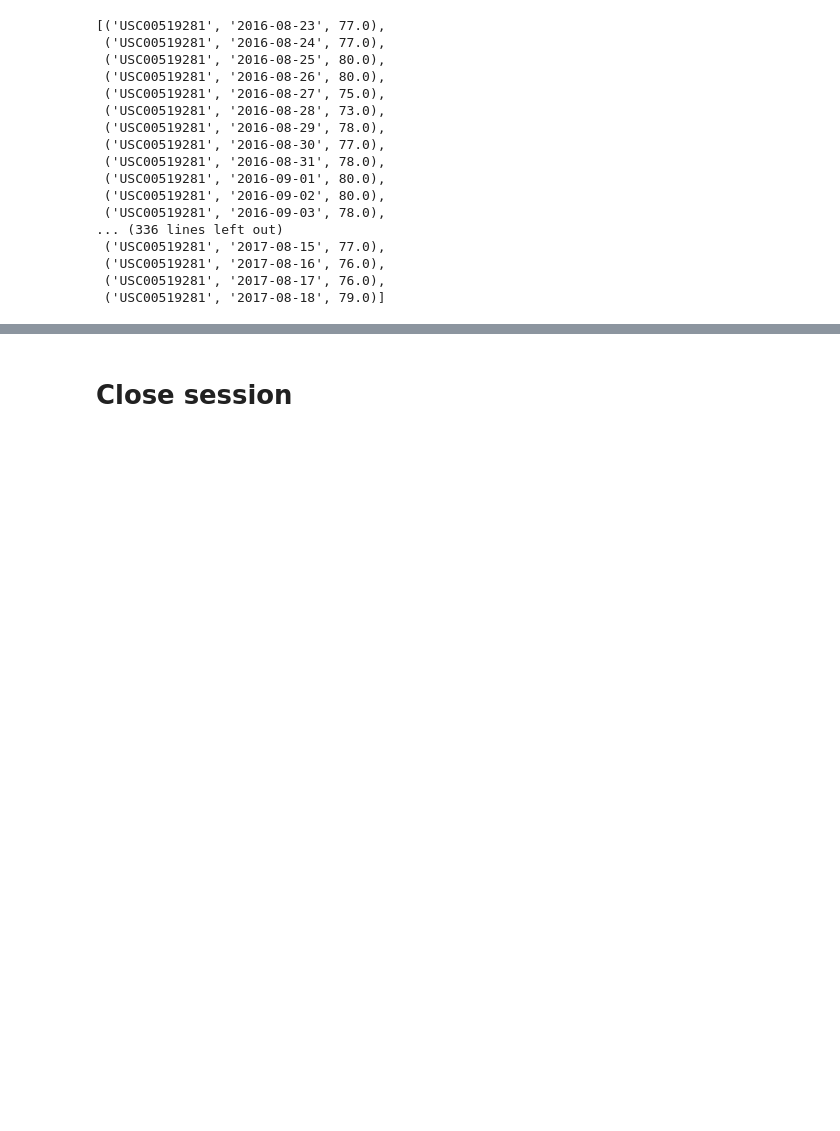
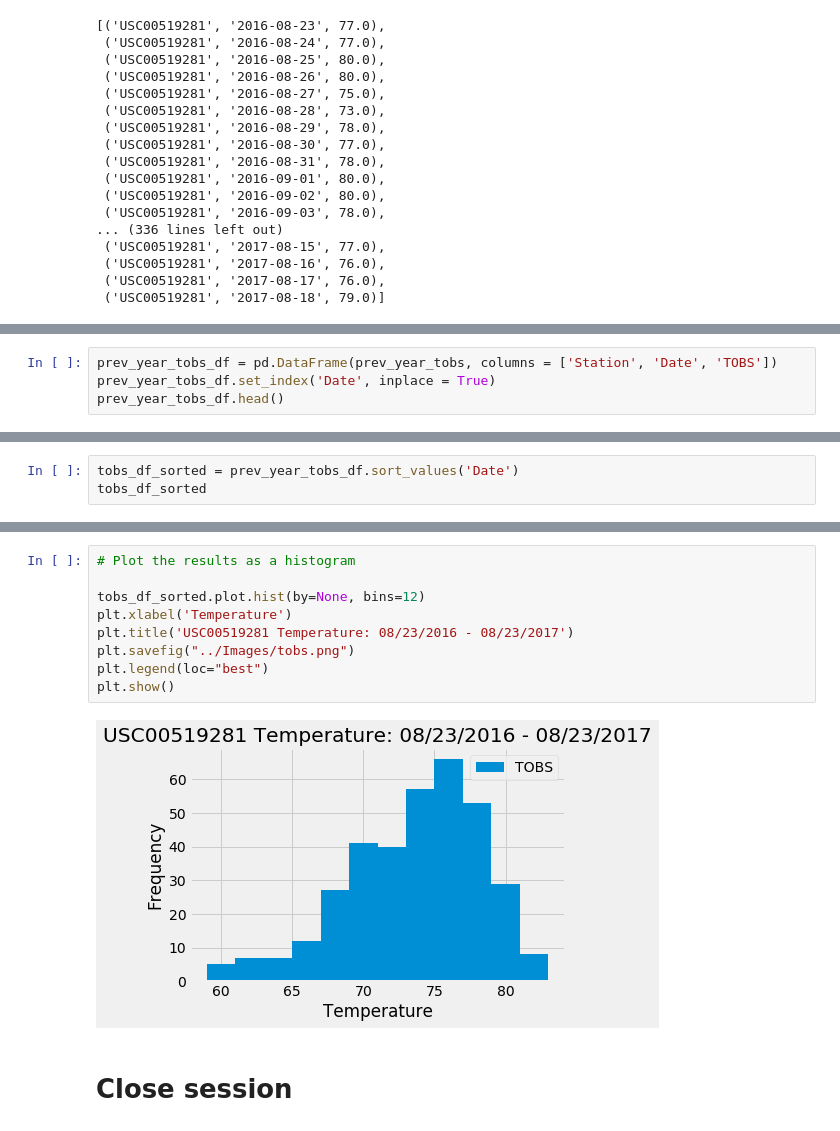
Before and after one commit to vandrade88/sqlalchemy-challenge, a Jupyter notebook: Analysis/climate_starter.ipynb, the cells around one changed output, grey strips where cells are left out. Drawn from its saved outputs; the diff is of its cells as text; blank space fills up the shorter version.

```diff
--- a/Analysis/climate_starter.ipynb
+++ b/Analysis/climate_starter.ipynb
@@ -272,0 +270,4 @@ prev_year_tobs
+# %%
+prev_year_tobs_df = pd.DataFrame(prev_year_tobs, columns = ['Station', 'Date', 'TOBS'])
+prev_year_tobs_df.set_index('Date', inplace = True)
+prev_year_tobs_df.head()
@@ -272,0 +282,3 @@ prev_year_tobs
+# %%
+tobs_df_sorted = prev_year_tobs_df.sort_values('Date')
+tobs_df_sorted
@@ -273,3 +300,14 @@ prev_year_tobs
+# %%
+# Plot the results as a histogram
+
+tobs_df_sorted.plot.hist(by=None, bins=12)
+plt.xlabel('Temperature')
+plt.title('USC00519281 Temperature: 08/23/2016 - 08/23/2017')
+plt.savefig("../Images/tobs.png")
+plt.legend(loc="best")
+plt.show()
+# %% [output]
+[figure, added]
 # %% [markdown]
 # Close session
 # %%
```
Also changed, not shown: parts of 4 cells of this notebook, 1 other file.
